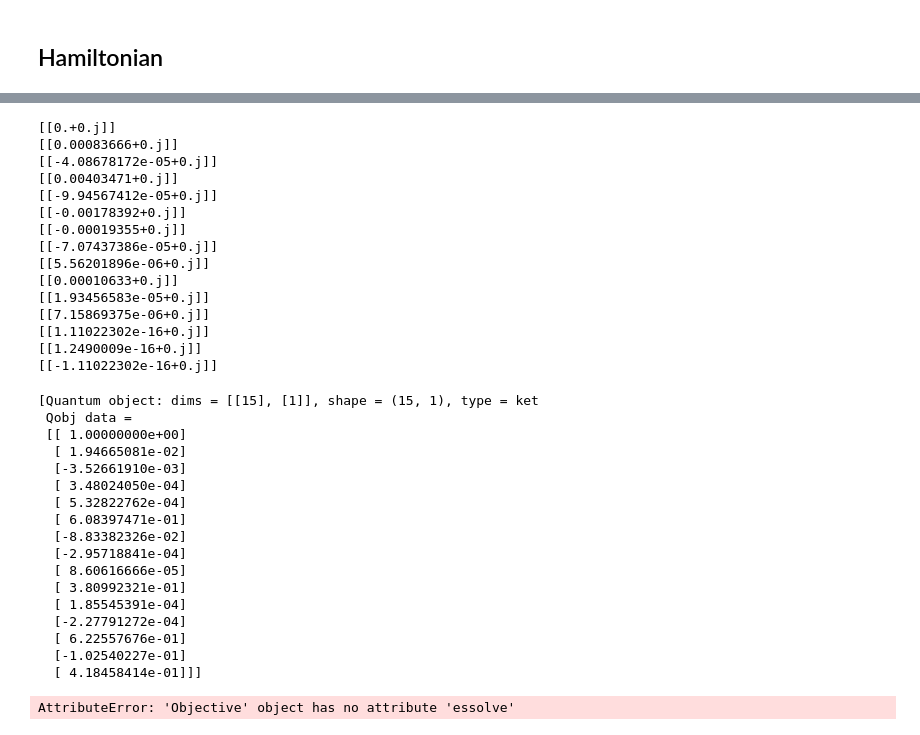
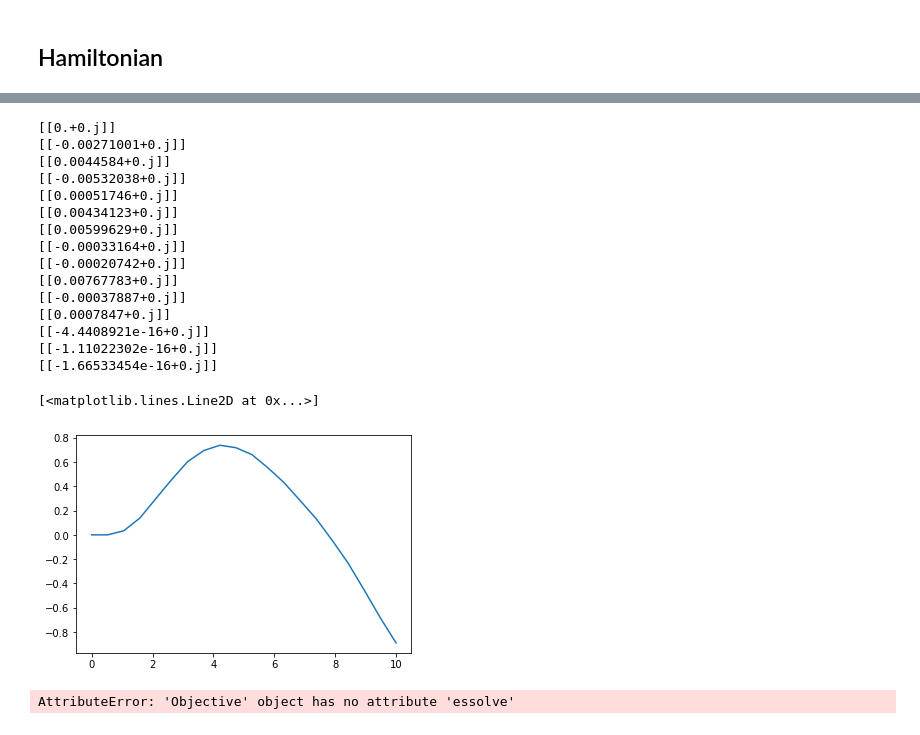
Before and after one commit to gsuarezr/krotov, a Jupyter notebook: Gaussian.ipynb, the cells around one changed output, grey strips where cells are left out. Saved outputs shown, nothing was run; the diff lists cells and outputs as text; code cells hidden in the pictures.

```diff
--- a/Gaussian.ipynb
+++ b/Gaussian.ipynb
@@ -61,10 +61,10 @@ Hde=dill.load(open("H_de","rb"))
 omega=1
 g=0.2*omega
 mu=0.05
-ampl0=0.0001
+ampl0=1
 #T=8
 #ampl0=1
-T=16
+T=10
 nt=20
 tlist = np.linspace(0,T, nt)
 def hamiltonian(omega, ampl0, g,mu):
@@ -159,7 +159,7 @@ pulse_options = {
 }
 objectives = [
     krotov.Objective(
-        initial_state=qutip.Qobj(np.array([1,0,0,0,0,1/2,0,0,0,1/2,0,0,1/2,0,1/2])), target=qutip.Qobj(qutip.Qobj(np.array([1,0,2*np.sqrt(2),0,0,1/2,0,0,0,1/2,0,0,1/2,0,1/2]))), H=H
+        initial_state=qutip.Qobj(np.array([1,0,0,0,0,1/2,0,0,0,1/2,0,0,1/2,0,1/2])), target=qutip.Qobj(qutip.Qobj(np.array([1,np.sqrt(2),np.sqrt(2),0,np.sqrt(2),1/2,0,0,0,1/2,0,0,1/2,0,1/2]))), H=H
       )
   ]
 
@@ -201,7 +216,7 @@ def states(psi0):
     states=np.zeros((len(opt_result.tlist),15),dtype=complex)
     integral=np.zeros(nt)
 
-    for time_index in range(len(opt_result.tlist) - 1):
+    for time_index in range(len(opt_result.tlist)):
         if time_index==0:
             integral[time_index]=0
         else:
@@ -217,8 +232,9 @@ def states(psi0):
         else:
             states[i][:]=((-1j*A * dt).expm())(qutip.Qobj(states[i-1][:])).trans()
 
-    return states
+    return states,integral
 # %%
 psi0=qutip.Qobj(np.array([1,0,0,0,0,1/2,0,0,0,1/2,0,0,1/2,0,1/2]))
-psi=states(psi0)
+psi,field=states(psi0)
+psi[nt-1]
 # %% [output]
@@ -242,42 +245,27 @@ array([[ 1.00000000e+00+0.j,  0.00000000e+00+0.j,  0.00000000e+00+0.j,
 # %%
 for i in range(0,15):
-    print(opt_result.states[0][i]-states[nt-1][i])
+    print(opt_result.states[0][i]-psi[nt-1][i])
 # %% [output]
 [[0.+0.j]]
-[[0.00083666+0.j]]
-[[-4.08678172e-05+0.j]]
-[[0.00403471+0.j]]
-[[-9.94567412e-05+0.j]]
-[[-0.00178392+0.j]]
-[[-0.00019355+0.j]]
-[[-7.07437386e-05+0.j]]
-[[5.56201896e-06+0.j]]
-[[0.00010633+0.j]]
-[[1.93456583e-05+0.j]]
-[[7.15869375e-06+0.j]]
-[[1.11022302e-16+0.j]]
-[[1.2490009e-16+0.j]]
+[[-0.00271001+0.j]]
+[[0.0044584+0.j]]
+[[-0.00532038+0.j]]
+[[0.00051746+0.j]]
+[[0.00434123+0.j]]
+[[0.00599629+0.j]]
+[[-0.00033164+0.j]]
+[[-0.00020742+0.j]]
+[[0.00767783+0.j]]
+[[-0.00037887+0.j]]
+[[0.0007847+0.j]]
+[[-4.4408921e-16+0.j]]
 [[-1.11022302e-16+0.j]]
+[[-1.66533454e-16+0.j]]
-# %%
-opt_result.states
-# %% [output]
-[Quantum object: dims = [[15], [1]], shape = (15, 1), type = ket
- Qobj data =
- [[ 1.00000000e+00]
-  [ 1.94665081e-02]
-  [-3.52661910e-03]
-  [ 3.48024050e-04]
-  [ 5.32822762e-04]
-  [ 6.08397471e-01]
-  [-8.83382326e-02]
-  [-2.95718841e-04]
-  [ 8.60616666e-05]
-  [ 3.80992321e-01]
-  [ 1.85545391e-04]
-  [-2.27791272e-04]
-  [ 6.22557676e-01]
-  [-1.02540227e-01]
-  [ 4.18458414e-01]]]
+# %%
+plt.plot(tlist,field)
+# %% [output]
+[<matplotlib.lines.Line2D at 0x...>]
+[figure, added]
 # %%
 optimized_dynamics = opt_result.optimized_objectives[0].essolve(
       tlist, e_ops=[]
```
Also changed, not shown: parts of 4 cells of this notebook.
